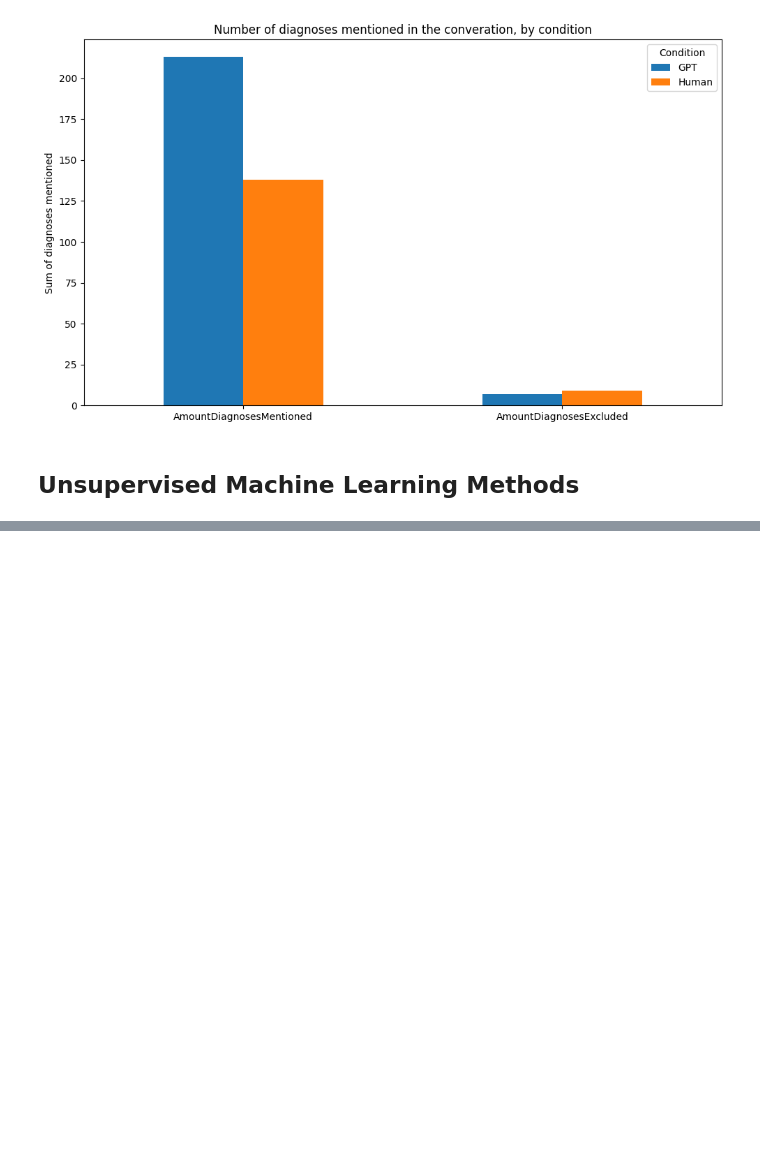
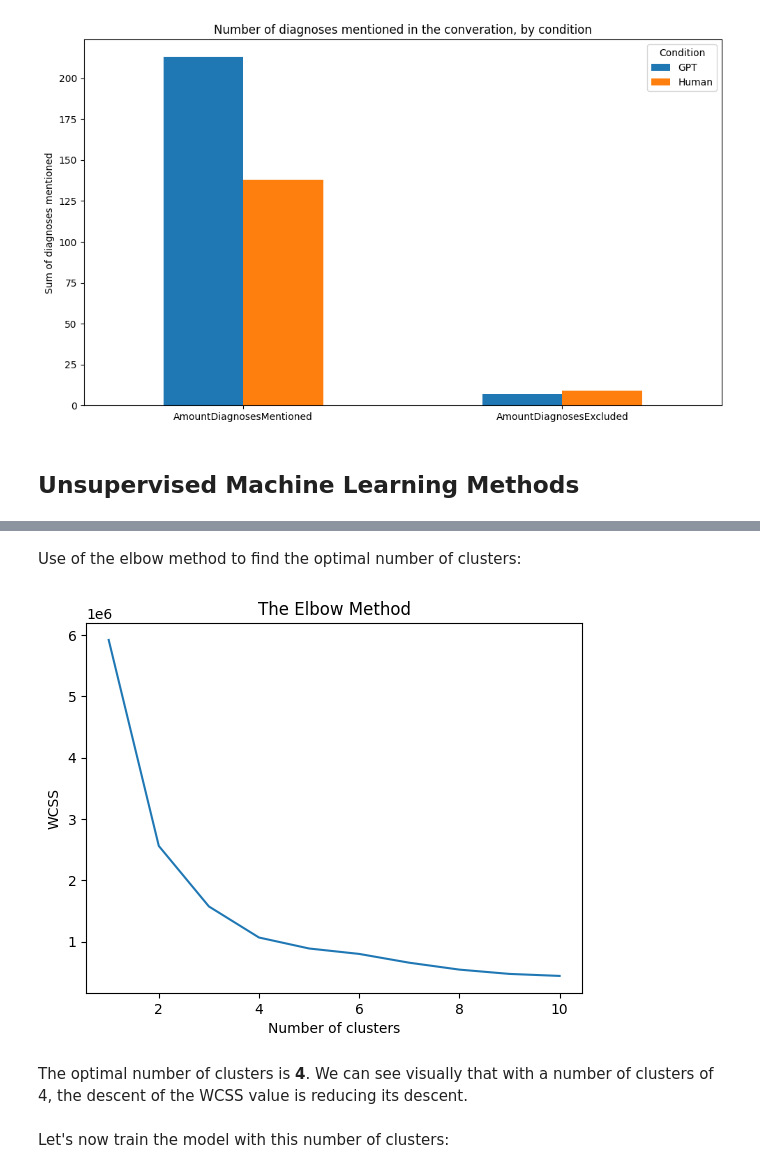
Before and after one commit to SaloWi/cas_mod4, a Jupyter notebook: mod3/CAS_Module_3.ipynb, the cells around one changed output, grey strips where cells are left out. Saved outputs shown, nothing was run; the diff lists cells and outputs as text; code cells hidden in the pictures; blank space fills up the shorter version.

Commit message:
Add K-Means Model

```diff
--- a/mod3/CAS_Module_3.ipynb
+++ b/mod3/CAS_Module_3.ipynb
@@ -143,0 +148,9 @@ plt.show()
+# %%
+#Create a dataframe with the necessary variables
+clustering_df = df[['Count', 'Condition', 'AmountPatientRatio', 'TimePatientSeconds', 'TechnicalQuestion', 'Request', 'Statement', 'Differentiate', 'Exclude', 'FirstQuestionSelf', 'AmountDiagnosesMentioned', 'DurationInteractionSeconds', 'AmountInteraction']]
+
+#Create a binary column for the variable 'Condition'
+#1 = ChatGPT, 0 = Human expert
+clustering_df['Condition'] = clustering_df['Condition'].apply(lambda x: 1 if x == "GPT" else 0)
+
+print(clustering_df)
@@ -143,0 +195,27 @@ plt.show()
+# %% [markdown]
+Use of the elbow method to find the optimal number of clusters:
+# %%
+# K-Means++ initialization for the elbow method:
+# Instead of randomly placing centroids, K-Means++ selects them strategically:
+# 1. The first centroid is chosen randomly from the data points.
+# 2. For each remaining centroid, the algorithm selects a point farthest from the existing centroids.
+#    This spreads out the centroids across the dataset.
+# 3. After initializing the centroids, K-Means proceeds with clustering as usual.
+# K-Means++ improves the clustering efficiency and helps get better results when using techniques
+# like the Elbow Method to find the optimal number of clusters.
+wcss = []
+for i in range(1, 11): # we'll do it for 10 clusters to find the optimal number of clusters
+    kmeans = KMeans(n_clusters = i, init = 'k-means++', random_state = 42)
+    kmeans.fit(clustering_df)
+    wcss.append(kmeans.inertia_)
+plt.plot(range(1, 11), wcss)
+plt.title('The Elbow Method')
+plt.xlabel('Number of clusters')
+plt.ylabel('WCSS')
+plt.show()
+# %% [output]
+[figure, added]
+# %% [markdown]
+The optimal number of clusters is **4**. We can see visually that with a number of clusters of 4, the descent of the WCSS value is reducing its descent.
+# %% [markdown]
+Let's now train the model with this number of clusters:
```
Also changed, not shown: parts of 50 cells of this notebook.
